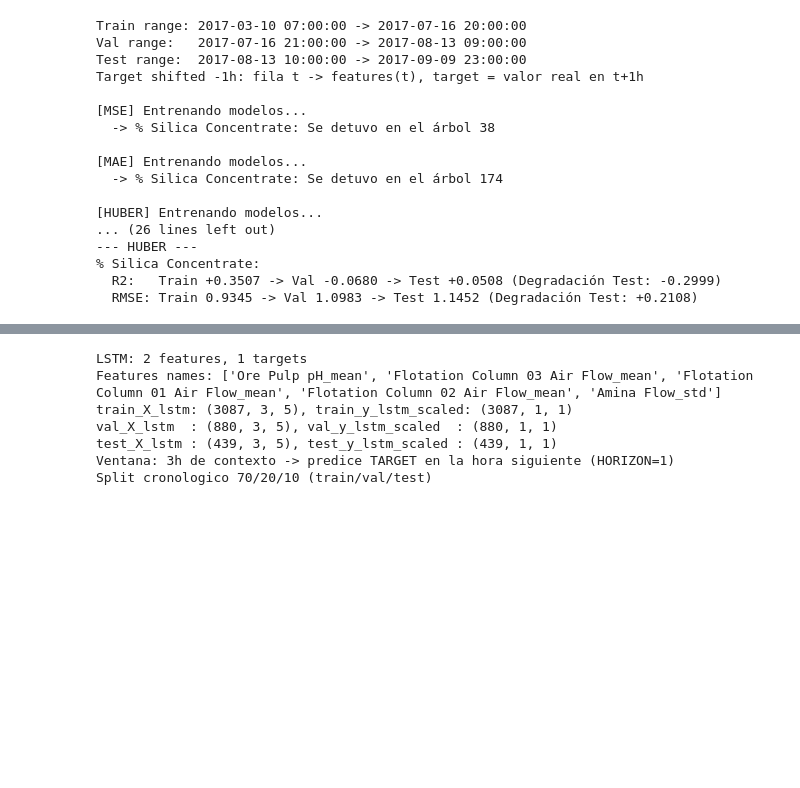
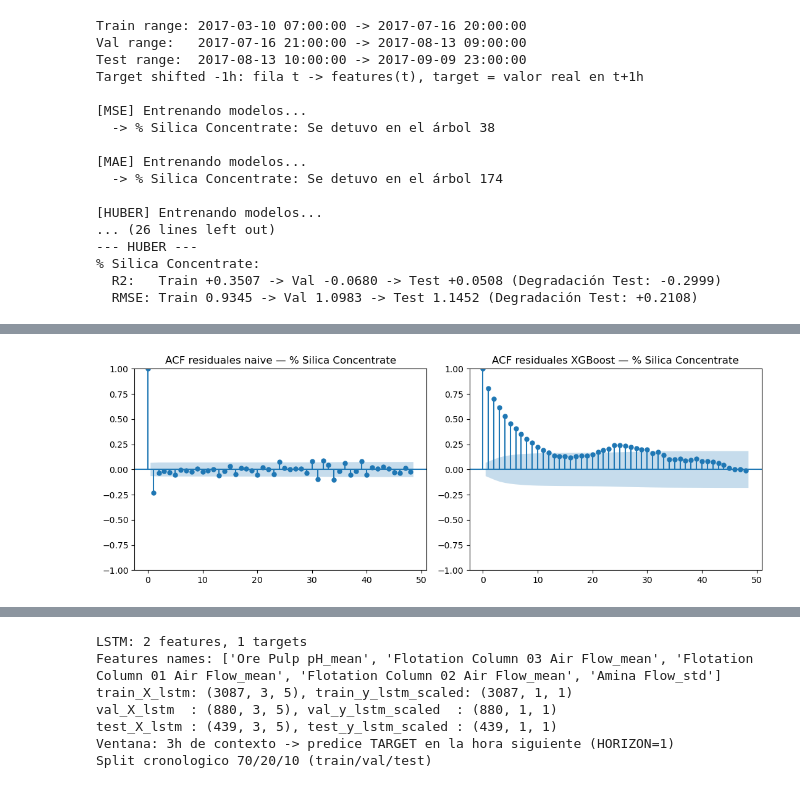
Before and after one commit to gerardo-perez-96/AOVE2-doc, a Jupyter notebook: mining_process_dataset/forecasting_1_h_ml.ipynb, the cells around one changed output, grey strips where cells are left out. Saved outputs shown, nothing was run; the diff lists cells and outputs as text; code cells hidden in the pictures; blank space fills up the shorter version.

```diff
--- a/mining_process_dataset/forecasting_1_h_ml.ipynb
+++ b/mining_process_dataset/forecasting_1_h_ml.ipynb
@@ -1987,0 +2012,58 @@ IndexError: too many indices for array: array is 1-dimensional, but 2 were index
+# %%
+# --- Autocorrelacion de los residuales: son ruido o queda estructura temporal? ---
+# El scatter de residuales de la celda anterior muestra tramos de varios dias
+# seguidos por encima o por debajo de cero, en vez de puntos dispersos sin
+# patron. Eso es tipico de autocorrelacion temporal (el modelo se equivoca en
+# la misma direccion durante regimenes de proceso completos), no de sesgo en
+# la distribucion marginal del target (skewness). El ACF plot lo confirma: si
+# hay barras que superan la banda de significancia (95%) en lags bajos,
+# queda informacion explotable que el modelo no esta usando.
+from statsmodels.graphics.tsaplots import plot_acf
+
+resid_by_target = {}
+for col in TARGET:
+    resid_by_target[col] = {
+        'naive': pd.Series(
+            target_series_test[col].iloc[1:].values - y_pred_naive_const[col].values,
+            index=y_pred_naive_const.index,
+        ),
+        'model': pd.Series(
+            (y_test[col] - y_pred_model[col]).values,
+            index=y_test.index,
+        ),
+    }
+
+fig, axes = plt.subplots(len(TARGET), 2, figsize=(11, 4 * len(TARGET)), squeeze=False)
+for i, col in enumerate(TARGET):
+    plot_acf(resid_by_target[col]['naive'], ax=axes[i, 0], lags=48, title=f'ACF residuales naive — {col}')
+    plot_acf(resid_by_target[col]['model'], ax=axes[i, 1], lags=48, title=f'ACF residuales XGBoost — {col}')
+
+plt.tight_layout()
+plt.show()
+
+# --- Rachas de residuales del mismo signo: cuantifica los "tramos" que se ven a ojo ---
+# Bajo ruido gaussiano puro, la racha mas larga esperada en ~1000 puntos es de
+# pocas unidades (ley de rachas). Rachas de decenas u horas de longitud son la
+# huella de un regimen de proceso que el modelo no esta capturando -- utiles
+# para cruzar con cambios de operacion conocidos en la planta durante ese
+# tramo de test (paradas, cambios de mineral de entrada, recalibraciones).
+def longest_same_sign_runs(resid, top_n=5):
+    sign = np.sign(resid.values)
+    runs = []
+    start = 0
+    for k in range(1, len(sign) + 1):
+        if k == len(sign) or sign[k] != sign[start]:
+            runs.append({
+                'sign': 'positivo' if sign[start] > 0 else 'negativo',
+                'start': resid.index[start],
+                'end': resid.index[k - 1],
+                'length': k - start,
+            })
+            start = k
+    return pd.DataFrame(runs).sort_values('length', ascending=False).head(top_n)
+
+for col in TARGET:
+    print(f'\n=== {col}: rachas mas largas de residuales del mismo signo (XGBoost) ===')
+    print(longest_same_sign_runs(resid_by_target[col]['model']).to_string(index=False))
+# %% [output]
+[figure, added]
```
Also changed, not shown: parts of 10 cells of this notebook, 2 other files.
